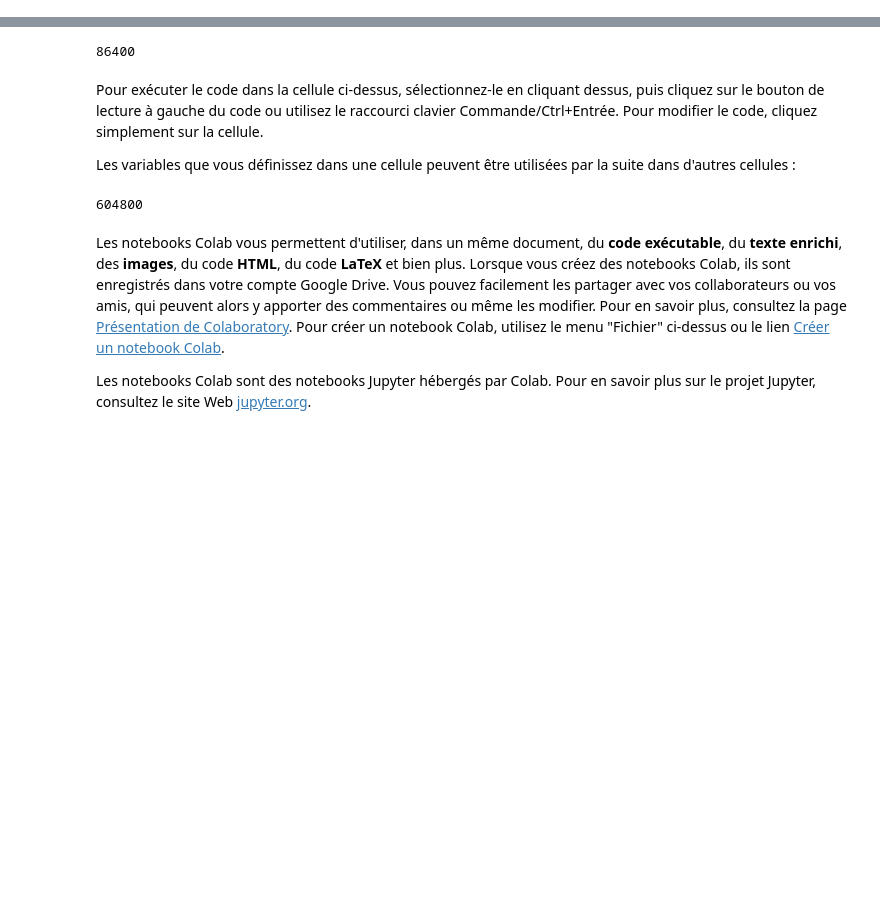
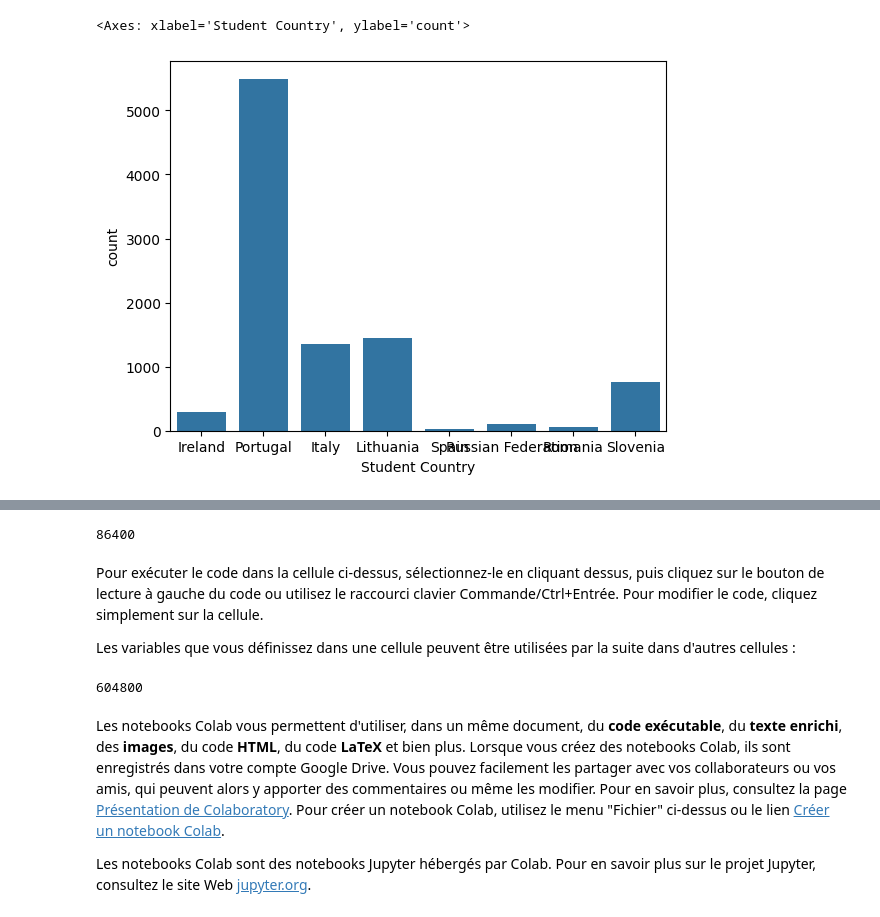
Before and after one commit to ydrisdongmo/-iris_app-, a Jupyter notebook: Bienvenue_dans_Colaboratory.ipynb, the cells around one changed output, grey strips where cells are left out. Drawn from its saved outputs; the diff is of its cells as text; code cells hidden in the pictures; blank space fills up the shorter version.

```diff
--- a/Bienvenue_dans_Colaboratory.ipynb
+++ b/Bienvenue_dans_Colaboratory.ipynb
@@ -71,0 +49,6 @@ print(df.head())
+# %%
+# Visualisation de la distribution de la variable cible
+sns.countplot(x=df['Student Country'])
+# %% [output]
+<Axes: xlabel='Student Country', ylabel='count'>
+[figure, added]
```
Also changed, not shown: parts of 39 cells of this notebook.
